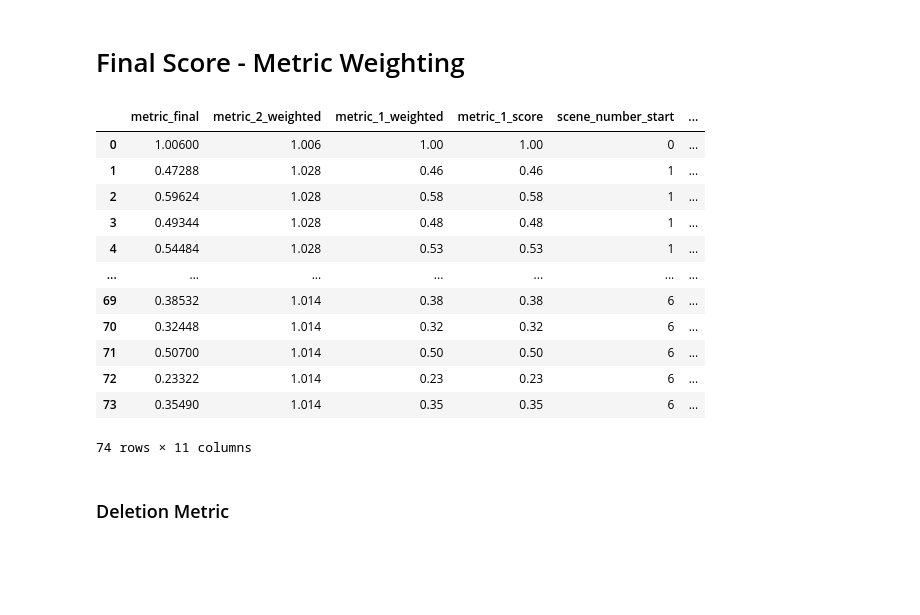
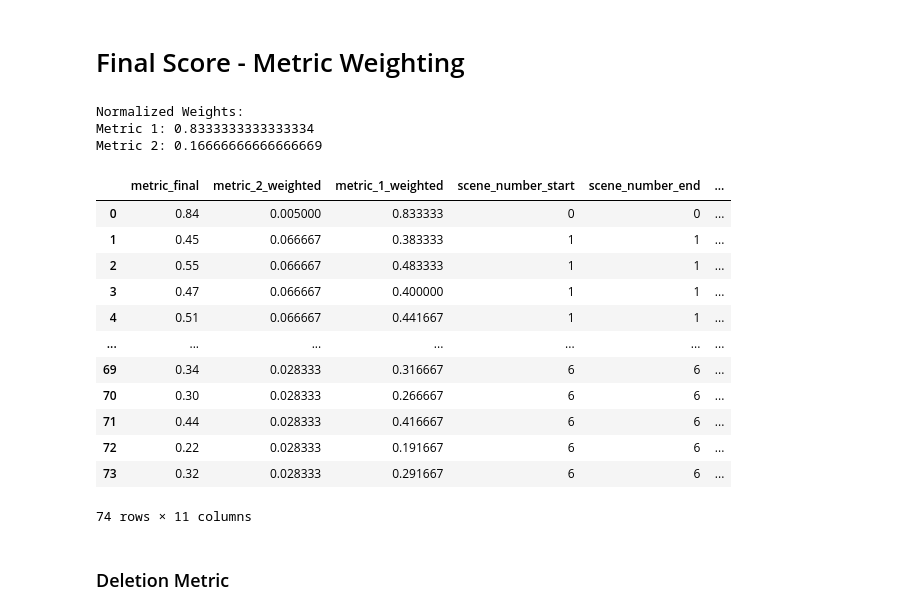
Before and after one commit to Dada-Tech/multimodal-video-trimming, a Jupyter notebook: MultiModal_Video_Summarization.ipynb, the cells around one changed output. Saved outputs shown, nothing was run; the diff lists cells and outputs as text; code cells hidden in the pictures; blank space fills up the shorter version.

Commit message:
final metric using normalized weighted average of metric1 metric2

```diff
--- a/MultiModal_Video_Summarization.ipynb
+++ b/MultiModal_Video_Summarization.ipynb
@@ -1086,42 +1082,53 @@ def metric_adjusted_score(original_score, alpha):
 # %%
+# Normalized Weigthed average
+w1 = hyperparameters['metric_1']['weight']
+w2 = hyperparameters['metric_2']['weight']
+weight_sum = w1 + w2
+w1_normalized = w1 / weight_sum
+w2_normalized = w2 / weight_sum
+
 # Metric 1 Apply
 drop_if_exists(df_sentences, "metric_1_weighted")
 df_sentences.insert(0, "metric_1_weighted", 1)
 df_sentences['metric_1_score'] = df_sentences['metric_1_score'].astype(float)
 
-df_sentences['metric_1_weighted'] = df_sentences.apply(lambda row: metric_adjusted_score(row['metric_1_score'], hyperparameters['metric_1']['weight']), axis=1)
+df_sentences['metric_1_weighted'] = w1_normalized * df_sentences['metric_1_score']
+# df_sentences['metric_1_weighted'] = df_sentences.apply(lambda row: metric_adjusted_score(row['metric_1_score'], w1_normalized), axis=1)
 
 # Metric 2 Apply
 drop_if_exists(df_sentences, "metric_2_weighted")
 df_sentences.insert(0, "metric_2_weighted", 1)
 df_sentences['metric_2_score'] = df_sentences['metric_2_score'].astype(float)
 
-df_sentences['metric_2_weighted'] = df_sentences.apply(lambda row: metric_adjusted_score(row['metric_2_score'], hyperparameters['metric_2']['weight']), axis=1)
+df_sentences['metric_2_weighted'] = w2_normalized * df_sentences['metric_2_score']
+# df_sentences['metric_2_weighted'] = df_sentences.apply(lambda row: metric_adjusted_score(row['metric_2_score'], w2_normalized), axis=1)
 
 
 # Metric Final Apply
 drop_if_exists(df_sentences, "metric_final")
 df_sentences.insert(0, "metric_final", 1)
-# df_sentences['metric_final'] = df_sentences['metric_final'].astype(float)
 
-df_sentences['metric_final'] = df_sentences['metric_1_weighted'] * df_sentences['metric_2_weighted']
-
+df_sentences['metric_final'] = df_sentences['metric_1_weighted'] + df_sentences['metric_2_weighted']
+df_sentences["metric_final"] = df_sentences["metric_final"].round(2)
 
 notebook_mode_print(df_sentences)
 # %% [output]
+Normalized Weights:
+Metric 1: 0.8333333333333334
+Metric 2: 0.16666666666666669
-|  | metric_final | metric_2_weighted | metric_1_weighted | metric_1_score | scene_number_start | ... |
-| 0 | 1.00600 | 1.006 | 1.00 | 1.00 | 0 | ... |
-| 1 | 0.47288 | 1.028 | 0.46 | 0.46 | 1 | ... |
-| 2 | 0.59624 | 1.028 | 0.58 | 0.58 | 1 | ... |
-| 3 | 0.49344 | 1.028 | 0.48 | 0.48 | 1 | ... |
-| 4 | 0.54484 | 1.028 | 0.53 | 0.53 | 1 | ... |
+|  | metric_final | metric_2_weighted | metric_1_weighted | scene_number_start | scene_number_end | ... |
+| 0 | 0.84 | 0.005000 | 0.833333 | 0 | 0 | ... |
+| 1 | 0.45 | 0.066667 | 0.383333 | 1 | 1 | ... |
+| 2 | 0.55 | 0.066667 | 0.483333 | 1 | 1 | ... |
+| 3 | 0.47 | 0.066667 | 0.400000 | 1 | 1 | ... |
+| 4 | 0.51 | 0.066667 | 0.441667 | 1 | 1 | ... |
 | ... | ... | ... | ... | ... | ... | ... |
-| 69 | 0.38532 | 1.014 | 0.38 | 0.38 | 6 | ... |
-| 70 | 0.32448 | 1.014 | 0.32 | 0.32 | 6 | ... |
-| 71 | 0.50700 | 1.014 | 0.50 | 0.50 | 6 | ... |
-| 72 | 0.23322 | 1.014 | 0.23 | 0.23 | 6 | ... |
-| 73 | 0.35490 | 1.014 | 0.35 | 0.35 | 6 | ... |
+| 69 | 0.34 | 0.028333 | 0.316667 | 6 | 6 | ... |
+| 70 | 0.30 | 0.028333 | 0.266667 | 6 | 6 | ... |
+| 71 | 0.44 | 0.028333 | 0.416667 | 6 | 6 | ... |
+| 72 | 0.22 | 0.028333 | 0.191667 | 6 | 6 | ... |
+| 73 | 0.32 | 0.028333 | 0.291667 | 6 | 6 | ... |
-74 rows × 11 columns
+74 rows × 11 columns
 # %% [markdown]
 ### Deletion Metric
 # %%
```
Also changed, not shown: parts of 4 cells of this notebook.
